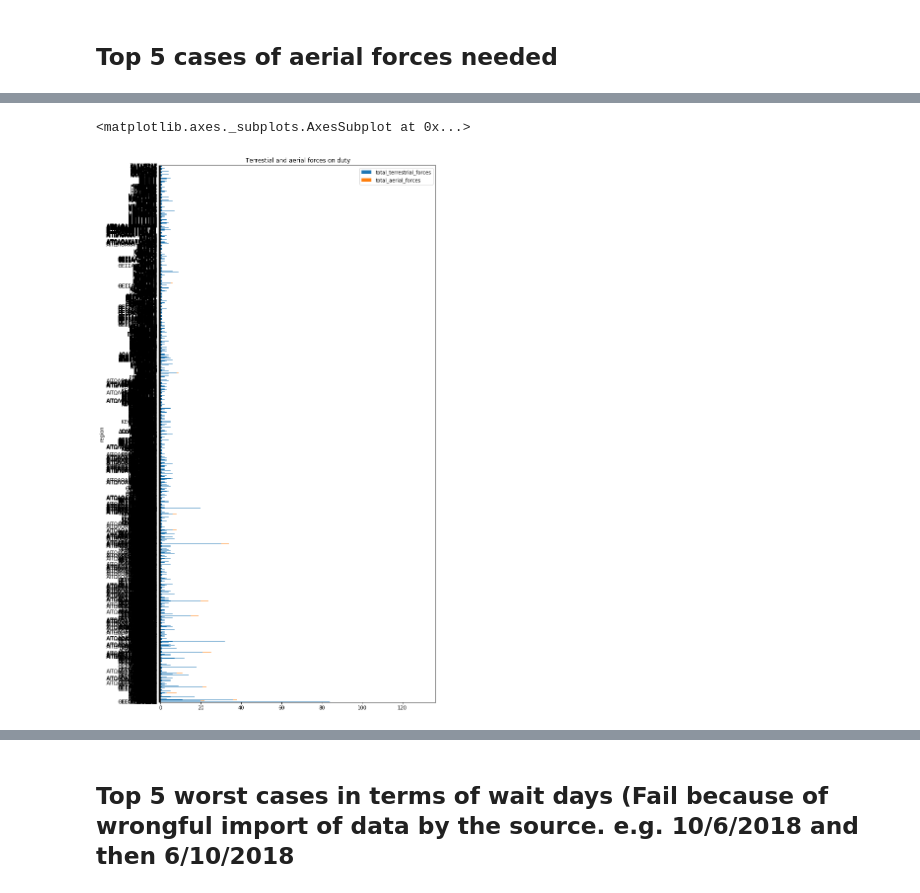
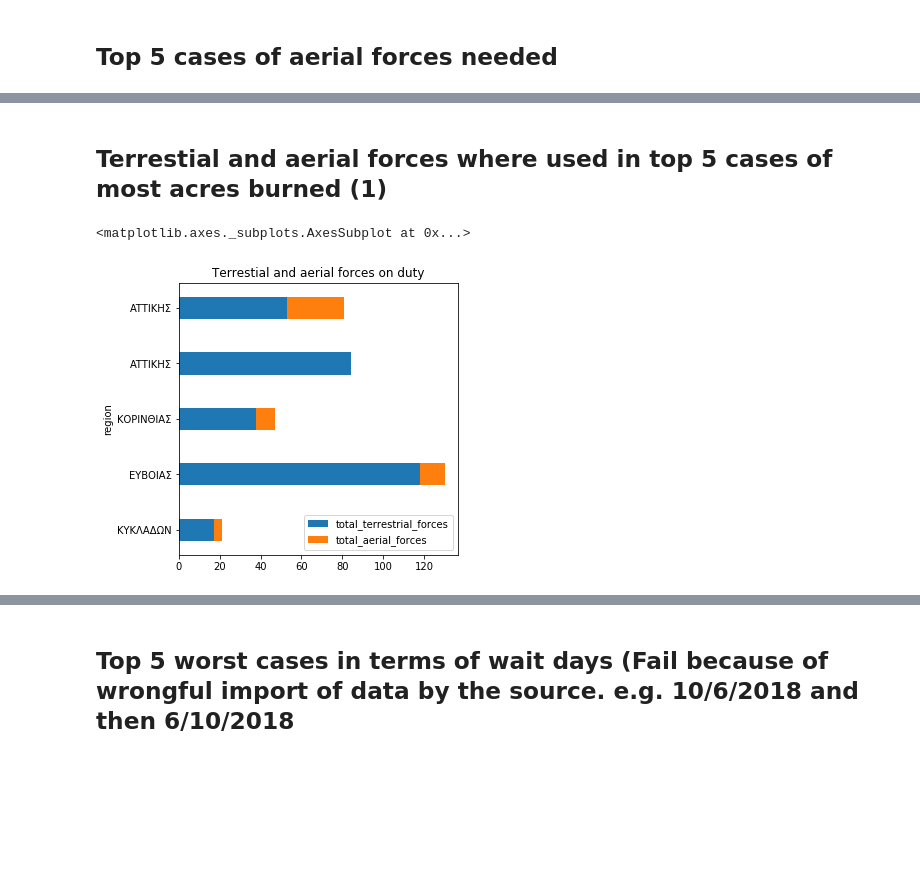
Before and after one commit to kosmaspanag/data-studio-projects, a Jupyter notebook: Weekly projects/Fires_in Greece/Fires in Greece.ipynb, the cells around one changed output, grey strips where cells are left out. Cells and saved outputs as stored; diff of their text form; code cells hidden in the pictures; blank space fills up the shorter version.

```diff
--- a/Weekly projects/Fires_in Greece/Fires in Greece.ipynb
+++ b/Weekly projects/Fires_in Greece/Fires in Greece.ipynb
@@ -497,14 +496,16 @@ df.sort_values(by ='total_aerial_forces', ascending=False).head(5)
 | 6065 | Π.Υ. ΣΥΚΙΩΝΟΣ - ΚΙΑΤΟΥ | ΚΟΡΙΝΘΙΑΣ | Δ. ΞΥΛΟΚΑΣΤΡΟΥ-ΕΥΡΩΣΤΙΝΗΣ | 2018-07-23 17:20:00 | 2018-08-02 20:00:00 | 10 days 02:40:00 | 10.083333 | ... |
 | 5277 | Π.Υ. ΚΑΛΑΜΑΤΑΣ | ΜΕΣΣΗΝΙΑΣ | Δ. ΚΑΛΑΜΑΤΑΣ | 2018-09-08 17:10:00 | 2018-09-13 13:25:00 | 4 days 20:15:00 | 4.833333 | ... |
 | 6881 | Π.Υ. ΣΑΜΟΥ | ΣΑΜΟΥ | Δ. ΣΑΜΟΥ | 2018-09-08 20:27:00 | 2018-09-14 22:00:00 | 6 days 01:33:00 | 6.041667 | ... |
+# %% [markdown]
+## Terrestial and aerial forces where used in top 5 cases of most acres burned (1)
 # %%
-burned.plot(x='region',
+df.sort_values(by ='total_burned_acres', ascending=False).head(5)[::-1].plot(x='region',
         y=['total_terrestrial_forces', 'total_aerial_forces'],
         kind='barh',
         stacked=True,
-        figsize=(10,20),
-        width=0.6,
+        figsize=(5,5),
+        width=0.4,
         title="Terrestial and aerial forces on duty")
 # %% [output]
 <matplotlib.axes._subplots.AxesSubplot at 0x...>
-[figure, old version]
+[figure, new version]
```
Also changed, not shown: parts of 5 cells of this notebook.
